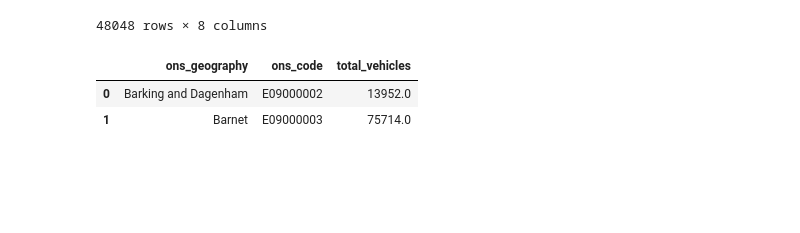
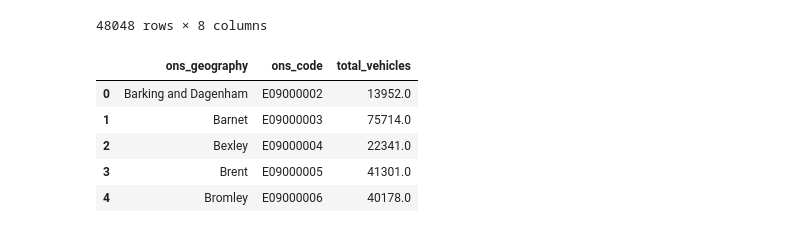
Before and after one commit to cassbc/PythonPortfolio, a Jupyter notebook: Predicting EV Uptake/Predicting EV growth by charging points.ipynb, the cells around one changed output. Cells and saved outputs as stored; diff of their text form; code cells hidden in the pictures; blank space fills up the shorter version.

```diff
--- a/Predicting EV Uptake/Predicting EV growth by charging points.ipynb
+++ b/Predicting EV Uptake/Predicting EV growth by charging points.ipynb
@@ -388,10 +384,14 @@ ldn_melt
 | 48047 | Waltham Forest | E09000031 | Range extended electric | Other vehicles | Private | 2009-10-01 | 0.0 | 2009 |
 48048 rows × 8 columns
 # %%
+#Groupby statement to sum annual data
 total_ldn_evs = ldn_melt.groupby(['ons_geography', 'ons_code'])['total_vehicles'].sum()
 total_ldn_evs = pd.DataFrame(total_ldn_evs).reset_index()
-total_ldn_evs.head(2)
+total_ldn_evs.head(5)
 # %% [output]
 |  | ons_geography | ons_code | total_vehicles |
 | 0 | Barking and Dagenham | E09000002 | 13952.0 |
 | 1 | Barnet | E09000003 | 75714.0 |
+| 2 | Bexley | E09000004 | 22341.0 |
+| 3 | Brent | E09000005 | 41301.0 |
+| 4 | Bromley | E09000006 | 40178.0 |
```
Also changed, not shown: parts of 13 cells of this notebook.
